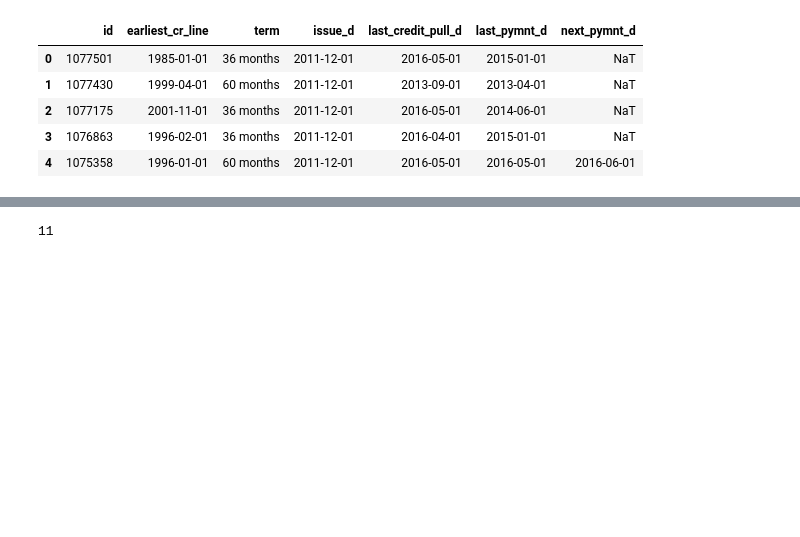
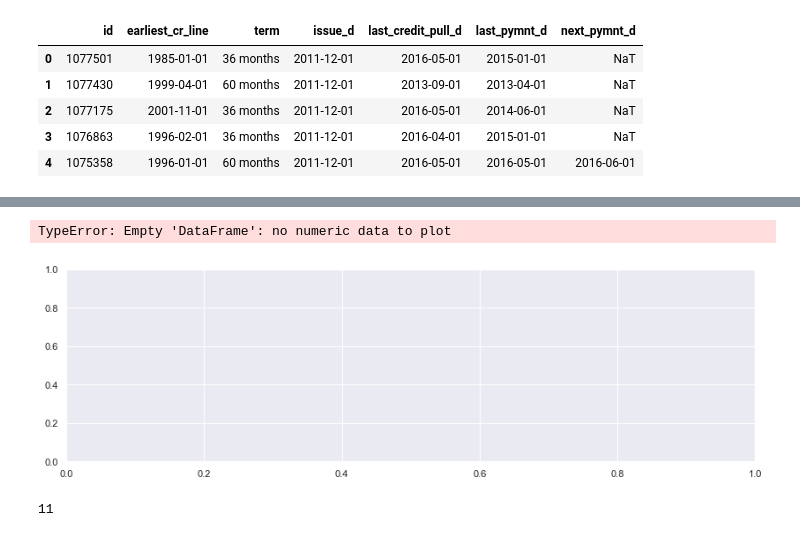
Before and after one commit to Nanditha-G-N/Machine-Learning-Case-Studies, a Jupyter notebook: case-study-2/analysis.ipynb, the cells around one changed output, grey strips where cells are left out. Cells and saved outputs as stored; diff of their text form; code cells hidden in the pictures; blank space fills up the shorter version.

```diff
--- a/case-study-2/analysis.ipynb
+++ b/case-study-2/analysis.ipynb
@@ -75,3 +162,11 @@ df_loan[['id','earliest_cr_line','term','issue_d','last_credit_pull_d','last_pym
+# %%
+fig, ax = plt.subplots()
+fig.set_size_inches(14, 4)
+sns.set()
+df_group.set_index('loan_status').T.plot(kind='bar', stacked=True)
+# %% [output]
+TypeError: Empty 'DataFrame': no numeric data to plot
+[figure, added]
 # %%
 df_loan.to_csv("./data-set/clean_loan.csv")
 # %%
```
Also changed, not shown: parts of 34 cells of this notebook.
